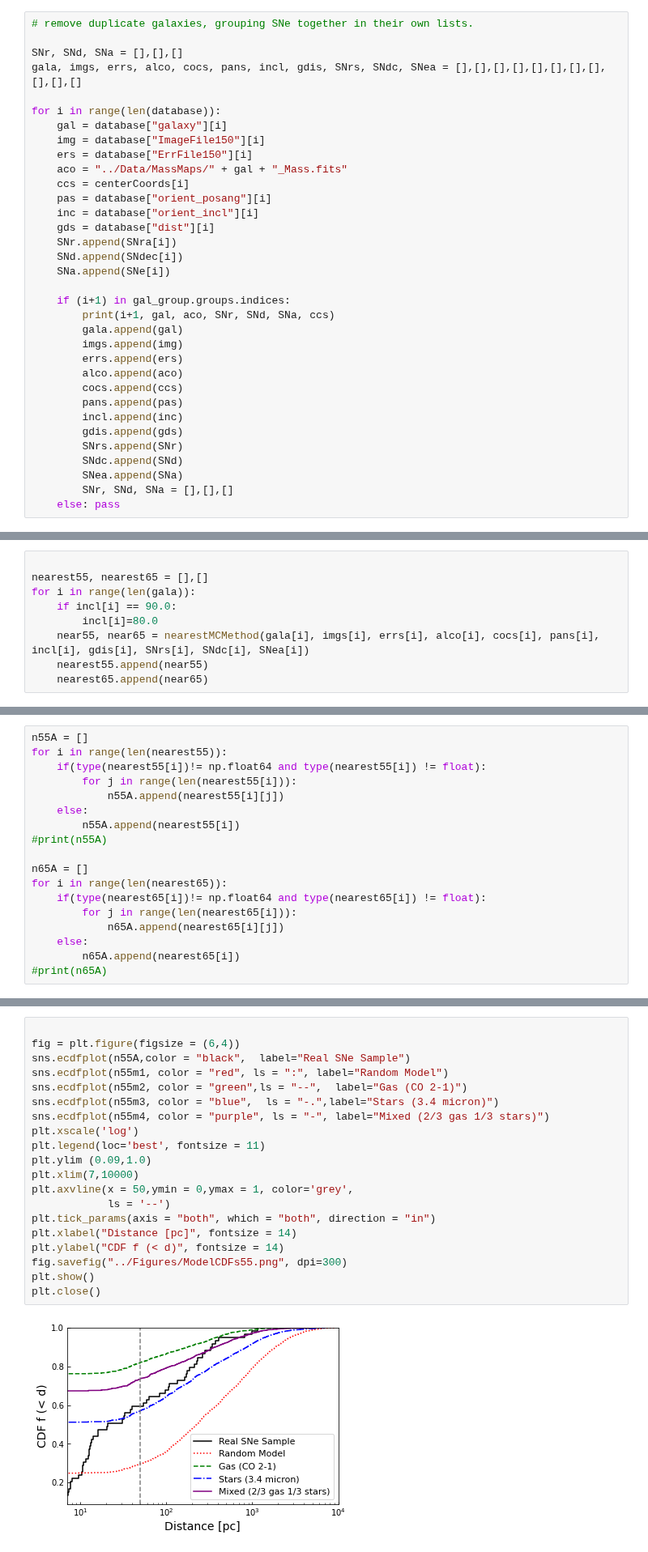
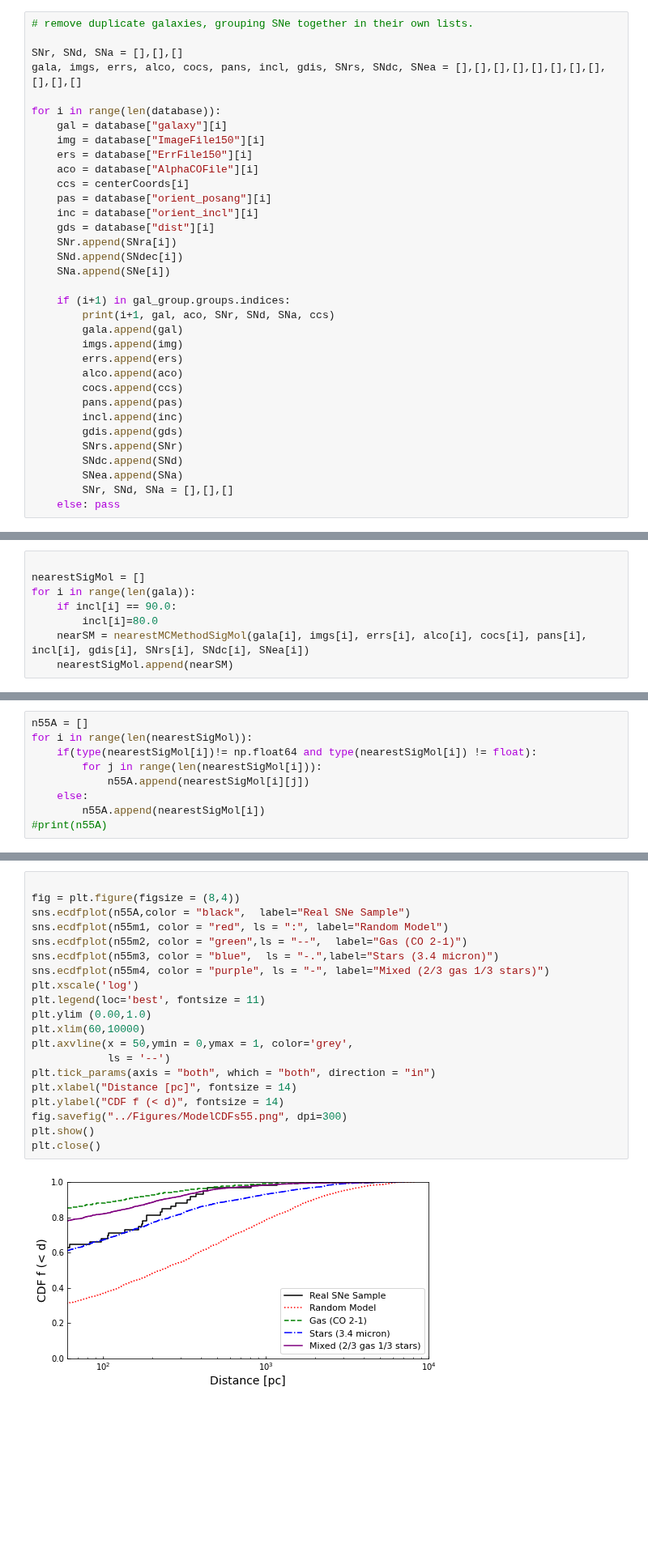
Before and after one commit to NessMayker/SNeCO, a Jupyter notebook: Code/3.4a.NearestMC.ipynb, the cells around one changed output, grey strips where cells are left out. Shown at 81% size. Drawn from its saved outputs; the diff is of its cells as text; blank space fills up the shorter version.

```diff
--- a/Code/3.4a.NearestMC.ipynb
+++ b/Code/3.4a.NearestMC.ipynb
@@ -91,7 +91,7 @@ for i in range(len(database)):
     gal = database["galaxy"][i]
     img = database["ImageFile150"][i]
     ers = database["ErrFile150"][i]
-    aco = "../Data/MassMaps/" + gal + "_Mass.fits"
+    aco = database["AlphaCOFile"][i]
     ccs = centerCoords[i]
     pas = database["orient_posang"][i]
     inc = database["orient_incl"][i]
@@ -146,10 +146,9 @@ ngc1087 /data/tycho/0/leroy.42/reduction/alma/phangs-alma/derived/ngc1087/ngc108
 # %%
 
-nearest55, nearest65 = [],[]
+nearestSigMol = []
 for i in range(len(gala)):
     if incl[i] == 90.0:
         incl[i]=80.0
-    near55, near65 = nearestMCMethod(gala[i], imgs[i], errs[i], alco[i], cocs[i], pans[i], incl[i], gdis[i], SNrs[i], SNdc[i], SNea[i])
-    nearest55.append(near55)
-    nearest65.append(near65)
+    nearSM = nearestMCMethodSigMol(gala[i], imgs[i], errs[i], alco[i], cocs[i], pans[i], incl[i], gdis[i], SNrs[i], SNdc[i], SNea[i])
+    nearestSigMol.append(nearSM)
 # %% [output]
@@ -173,20 +189,11 @@ done with ngc7793
 # %%
 n55A = []
-for i in range(len(nearest55)):
-    if(type(nearest55[i])!= np.float64 and type(nearest55[i]) != float):
-        for j in range(len(nearest55[i])):
-            n55A.append(nearest55[i][j])
+for i in range(len(nearestSigMol)):
+    if(type(nearestSigMol[i])!= np.float64 and type(nearestSigMol[i]) != float):
+        for j in range(len(nearestSigMol[i])):
+            n55A.append(nearestSigMol[i][j])
     else:
-        n55A.append(nearest55[i])
+        n55A.append(nearestSigMol[i])
 #print(n55A)
-
-n65A = []
-for i in range(len(nearest65)):
-    if(type(nearest65[i])!= np.float64 and type(nearest65[i]) != float):
-        for j in range(len(nearest65[i])):
-            n65A.append(nearest65[i][j])
-    else:
-        n65A.append(nearest65[i])
-#print(n65A)
 # %%
 with open("../Data/NearestMCtoSNe.txt", "w") as textFile:
@@ -226,23 +233,23 @@ n55m3 = cleanModels(modelResults["n55Mod3"])
 n55m4 = np.concatenate((n55m2[0:1914],n55m3[1914:-1]))
 # %%
 
-fig = plt.figure(figsize = (6,4))
+fig = plt.figure(figsize = (8,4))
 sns.ecdfplot(n55A,color = "black",  label="Real SNe Sample")
 sns.ecdfplot(n55m1, color = "red", ls = ":", label="Random Model")
 sns.ecdfplot(n55m2, color = "green",ls = "--",  label="Gas (CO 2-1)")
 sns.ecdfplot(n55m3, color = "blue",  ls = "-.",label="Stars (3.4 micron)")
 sns.ecdfplot(n55m4, color = "purple", ls = "-", label="Mixed (2/3 gas 1/3 stars)")
 plt.xscale('log')
 plt.legend(loc='best', fontsize = 11)
-plt.ylim (0.09,1.0)
-plt.xlim(7,10000)
+plt.ylim (0.00,1.0)
+plt.xlim(60,10000)
 plt.axvline(x = 50,ymin = 0,ymax = 1, color='grey',
             ls = '--')
 plt.tick_params(axis = "both", which = "both", direction = "in")
 plt.xlabel("Distance [pc]", fontsize = 14)
 plt.ylabel("CDF f (< d)", fontsize = 14)
 fig.savefig("../Figures/ModelCDFs55.png", dpi=300)
 plt.show()
 plt.close()
 # %% [output]
-[figure, old version]
+[figure, new version]
```
Also changed, not shown: parts of 9 cells of this notebook, 10 other files.
